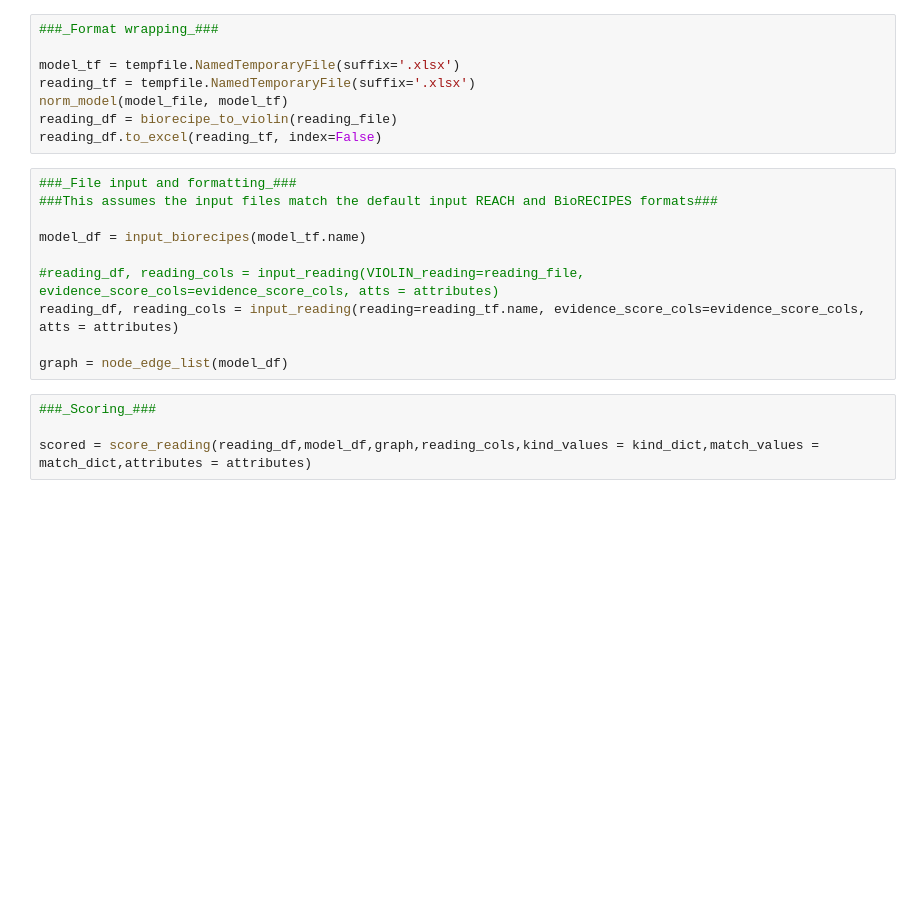
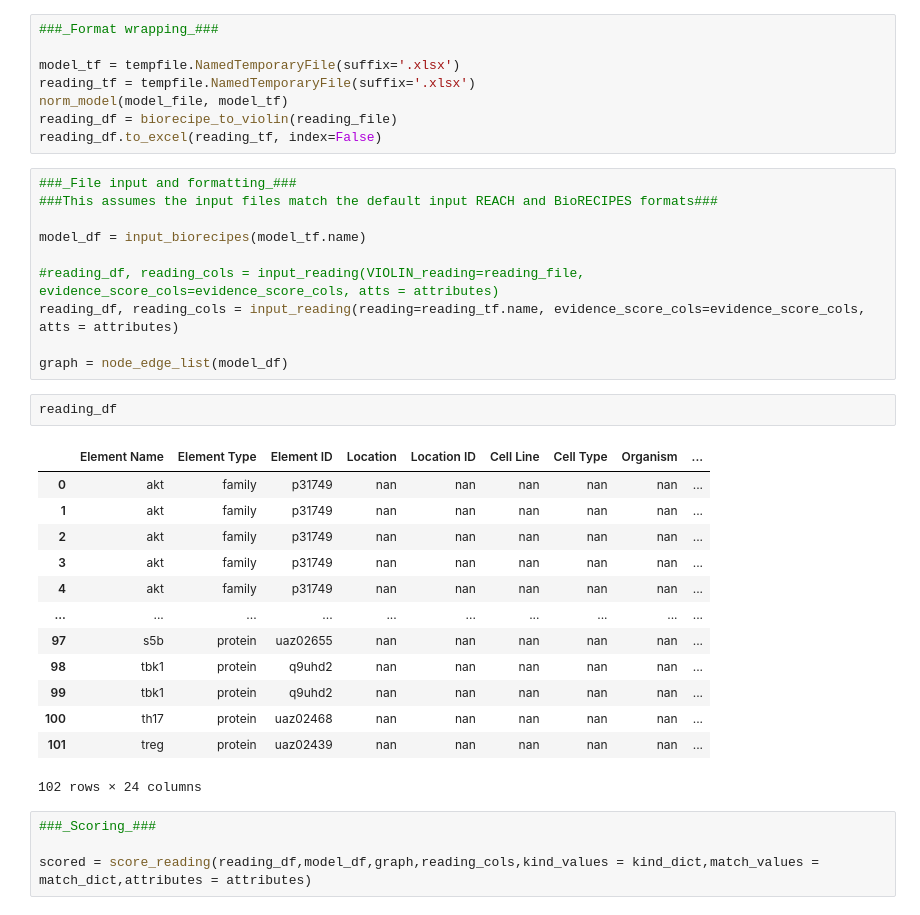
Before and after one commit to pitt-miskov-zivanov-lab/VIOLIN, a Jupyter notebook: examples/use_VIOLIN.ipynb, the cells around one changed output. Drawn from its saved outputs; the diff is of its cells as text; blank space fills up the shorter version.

```diff
--- a/examples/use_VIOLIN.ipynb
+++ b/examples/use_VIOLIN.ipynb
@@ -71,6 +71,22 @@ model_df = input_biorecipes(model_tf.name)
 reading_df, reading_cols = input_reading(reading=reading_tf.name, evidence_score_cols=evidence_score_cols, atts = attributes)
 
 graph = node_edge_list(model_df)
+# %%
+reading_df
+# %% [output]
+|  | Element Name | Element Type | Element ID | Location | Location ID | Cell Line | Cell Type | Organism | ... |
+| 0 | akt | family | p31749 | nan | nan | nan | nan | nan | ... |
+| 1 | akt | family | p31749 | nan | nan | nan | nan | nan | ... |
+| 2 | akt | family | p31749 | nan | nan | nan | nan | nan | ... |
+| 3 | akt | family | p31749 | nan | nan | nan | nan | nan | ... |
+| 4 | akt | family | p31749 | nan | nan | nan | nan | nan | ... |
+| ... | ... | ... | ... | ... | ... | ... | ... | ... | ... |
+| 97 | s5b | protein | uaz02655 | nan | nan | nan | nan | nan | ... |
+| 98 | tbk1 | protein | q9uhd2 | nan | nan | nan | nan | nan | ... |
+| 99 | tbk1 | protein | q9uhd2 | nan | nan | nan | nan | nan | ... |
+| 100 | th17 | protein | uaz02468 | nan | nan | nan | nan | nan | ... |
+| 101 | treg | protein | uaz02439 | nan | nan | nan | nan | nan | ... |
+102 rows × 24 columns
 # %%
 ###_Scoring_###
 
```
Also changed, not shown: parts of 3 cells of this notebook, 14 other files.
